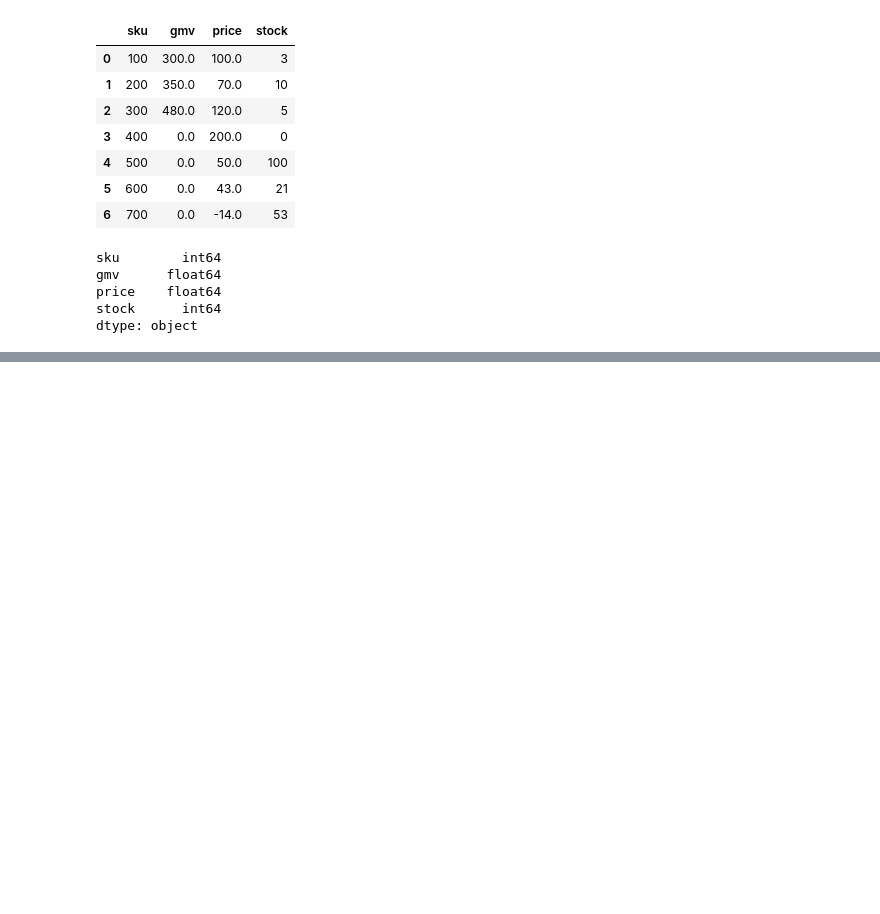
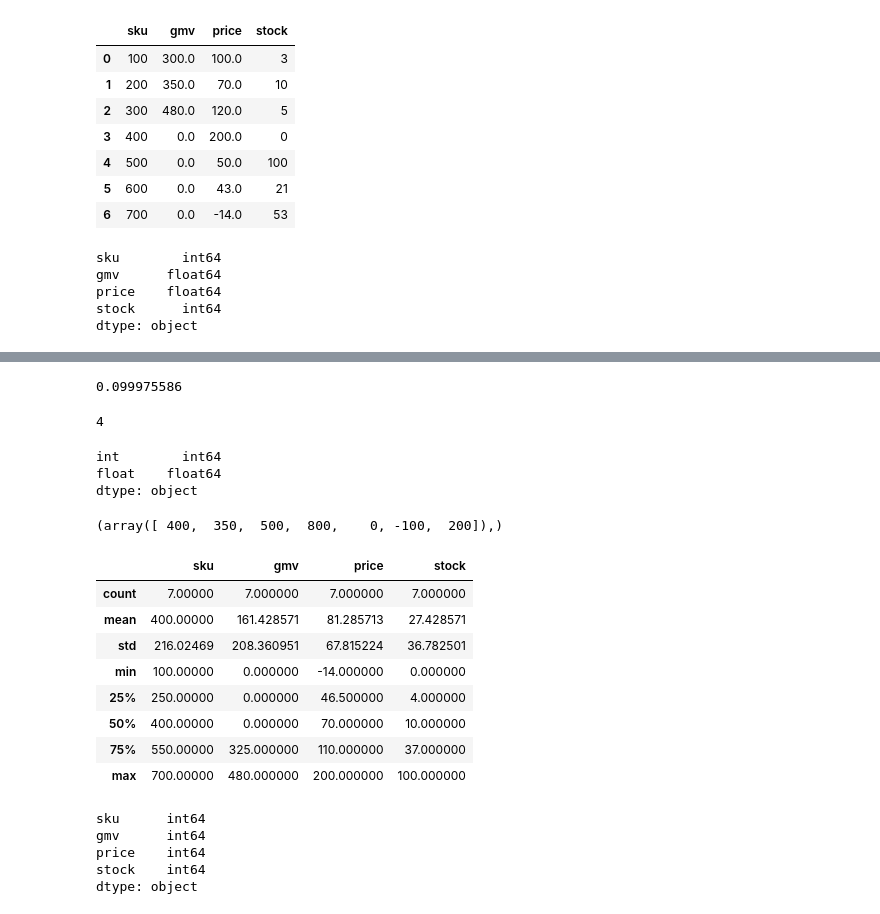
Before and after one commit to ivekhov/ml-simluator, a Jupyter notebook: stocks/stocks.ipynb, the cells around one changed output, grey strips where cells are left out. Saved outputs shown, nothing was run; the diff lists cells and outputs as text; code cells hidden in the pictures; blank space fills up the shorter version.

```diff
--- a/stocks/stocks.ipynb
+++ b/stocks/stocks.ipynb
@@ -600,3 +608,20 @@ max_arr = df_arr[:, 3] * df_arr[:, 2]
 max_arr
 # %% [output]
 array([ 300,  700,  600,    0, 5000,  903, -742])
+# %%
+df = pd.DataFrame(
+    {
+        'sku': [100, 200, 300, 400, 500, 600, 700],
+        'gmv':   [400, 350, 500, 800, 0, -100, 200 ],
+        'price': [100, 70,  120, 200, 50, 43, -14],
+        'stock': [3,   10,  5,  0, 100, 21, 53],
+
+
+
+        # 'gmv':   [290, 300, 400, 350, 300, 0,  4, 0, 230],
+        # 'price': [100, 100, 100, 70,  120, 10, 4, 0, 230],
+        # 'stock': [3,   3,   3,   10,  5,   1,  0, 0, 0],
+
+    }
+)
+df
@@ -638,14 +680,16 @@ def limit_gmv(df: pd.DataFrame) -> pd.DataFrame:
     return pd.DataFrame(
         {
             'sku': df_arr[:, 0],
-            'gmv': df_arr[:, 1],
+            'gmv': np.float64(df_arr[:, 1]),
             'price': np.float64(df_arr[:, 2]),
             'stock': df_arr[:, 3],
         }
     )
 
 # %timeit limit_gmv(df)
-limit_gmv(df)
+# limit_gmv(df)
+df2 = limit_gmv(df)
+df2
 # %% [output]
 |  | sku | gmv | price | stock |
 | 0 | 100 | 300.0 | 100.0 | 3 |
@@ -667,0 +794,52 @@ dtype: object
+# %%
+f16 = np.float16("0.1")
+f32 = np.float32(f16)
+
+f32
+# %% [output]
+0.099975586
+# %%
+np.int32(4.21)
+# %% [output]
+4
+# %%
+test = pd.DataFrame(
+
+    {
+        'int': [42],
+        'float': [42.0],
+    }
+)
+
+test.dtypes
+# %% [output]
+int        int64
+float    float64
+dtype: object
+# %%
+df_arr = np.array(df)
+
+
+np.int32(df_arr[:, 1]),
+# %% [output]
+(array([ 400,  350,  500,  800,    0, -100,  200]),)
+# %%
+df2.describe()
+# %% [output]
+|  | sku | gmv | price | stock |
+| count | 7.00000 | 7.000000 | 7.000000 | 7.000000 |
+| mean | 400.00000 | 161.428571 | 81.285713 | 27.428571 |
+| std | 216.02469 | 208.360951 | 67.815224 | 36.782501 |
+| min | 100.00000 | 0.000000 | -14.000000 | 0.000000 |
+| 25% | 250.00000 | 0.000000 | 46.500000 | 4.000000 |
+| 50% | 400.00000 | 0.000000 | 70.000000 | 10.000000 |
+| 75% | 550.00000 | 325.000000 | 110.000000 | 37.000000 |
+| max | 700.00000 | 480.000000 | 200.000000 | 100.000000 |
+# %%
+df.dtypes
+# %% [output]
+sku      int64
+gmv      int64
+price    int64
+stock    int64
+dtype: object
```
Also changed, not shown: parts of 17 cells of this notebook, 6 other files.
